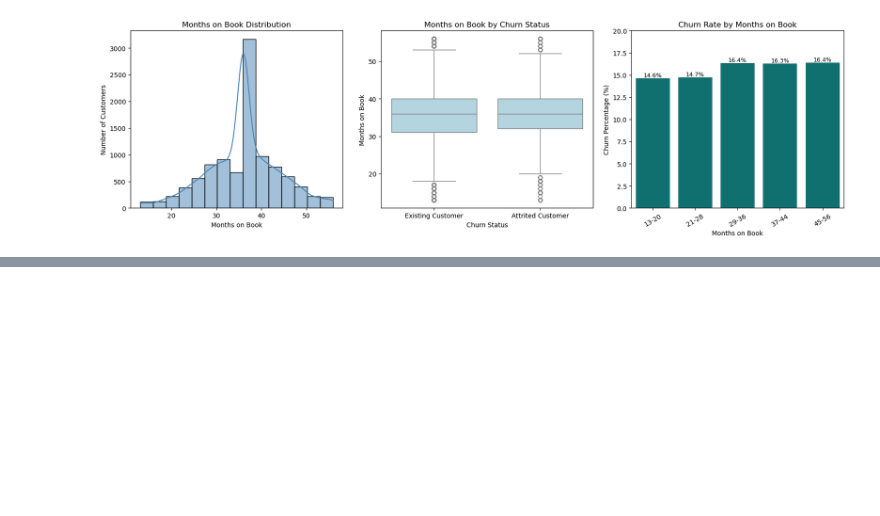
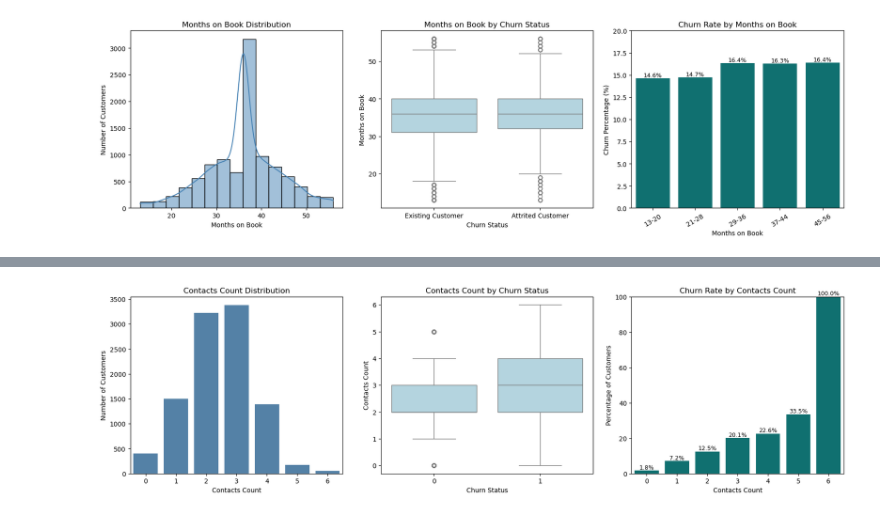
Before and after one commit to gianellarobles/Customer-Churn-Analytics-Predication, a Jupyter notebook: Customer_Churn_AP.ipynb, the cells around one changed output, grey strips where cells are left out. Drawn from its saved outputs; the diff is of its cells as text; code cells hidden in the pictures; blank space fills up the shorter version.

```diff
--- a/Customer_Churn_AP.ipynb
+++ b/Customer_Churn_AP.ipynb
@@ -763,0 +998,59 @@ plt.show()
+# %%
+#contacts count graphs
+contacts_churn = pd.crosstab(
+    financial_behavior['Contacts_Count_12_mon'],
+    financial_behavior['Attrition_Flag'],
+    normalize='index'
+)*100
+
+fig,axes=plt.subplots(1,3,figsize=(20,5))
+
+#graph 1 - count of customers by contacts count
+sns.countplot(
+    data=financial_behavior,
+    x='Contacts_Count_12_mon',
+    ax=axes[0],
+    color='steelblue'
+)
+axes[0].set_title('Contacts Count Distribution')
+axes[0].set_xlabel('Contacts Count')
+axes[0].set_ylabel('Number of Customers')
+
+#graph 2 - boxplot of contacts count by churn status
+sns.boxplot(
+    data=financial_behavior,
+    x='Attrition_Flag',
+    y='Contacts_Count_12_mon',
+    ax=axes[1],
+    color='lightblue'
+)
+axes[1].set_title('Contacts Count by Churn Status')
+axes[1].set_xlabel('Churn Status')
+axes[1].set_ylabel('Contacts Count')
+
+#graph 3 - bar chart of contacts count by churn status
+sns.barplot(
+    data=contacts_churn,
+    x=contacts_churn.index,
+    y=contacts_churn.columns[1],
+    ax=axes[2],
+    color='teal'
+)
+axes[2].set_title('Churn Rate by Contacts Count')
+axes[2].set_xlabel('Contacts Count')
+axes[2].set_ylabel('Percentage of Customers')
+
+for p in axes[2].patches:
+    axes[2].annotate(
+        f'{p.get_height():.1f}%',
+        (p.get_x() + p.get_width() / 2, p.get_height()),
+        ha='center',
+        va='bottom',
+        fontsize=9
+    )
+axes[2].set_ylim(0, 100)  # Set y-axis limit to 100%
+
+plt.subplots_adjust(wspace=0.18)
+plt.show()
+# %% [output]
+[figure, added]
```
Also changed, not shown: parts of 23 cells of this notebook.
